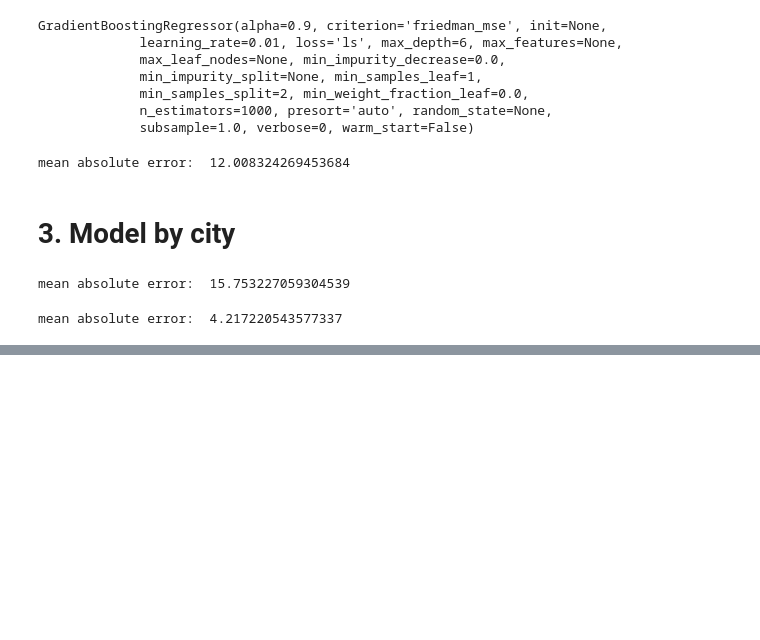
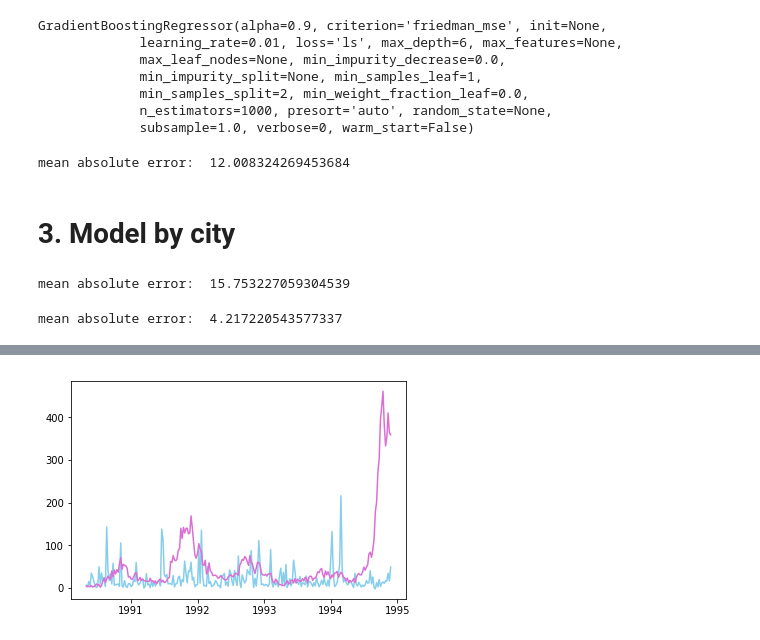
Before and after one commit to corybaird/Predicting_Disease_Spread, a Jupyter notebook: Asumi_Dengues_EDA2.ipynb, the cells around one changed output, grey strips where cells are left out. Cells and saved outputs as stored; diff of their text form; code cells hidden in the pictures; blank space fills up the shorter version.

```diff
--- a/Asumi_Dengues_EDA2.ipynb
+++ b/Asumi_Dengues_EDA2.ipynb
@@ -256,0 +409,2 @@ mean absolute error:  4.217220543577337
+# %%
+result2 = pd.merge(result, train2, right_index=True, left_index=True)
@@ -256,0 +432,11 @@ mean absolute error:  4.217220543577337
+# %%
+sj = result2[result2.city == 0]
+x = sj.date
+y0 = sj.y_pred
+y1 = sj.total_cases
+
+plt.plot(x, y0, color = 'skyblue')
+plt.plot(x, y1, color = 'orchid')
+plt.show()
+# %% [output]
+[figure, added]
```
Also changed, not shown: parts of 14 cells of this notebook.
